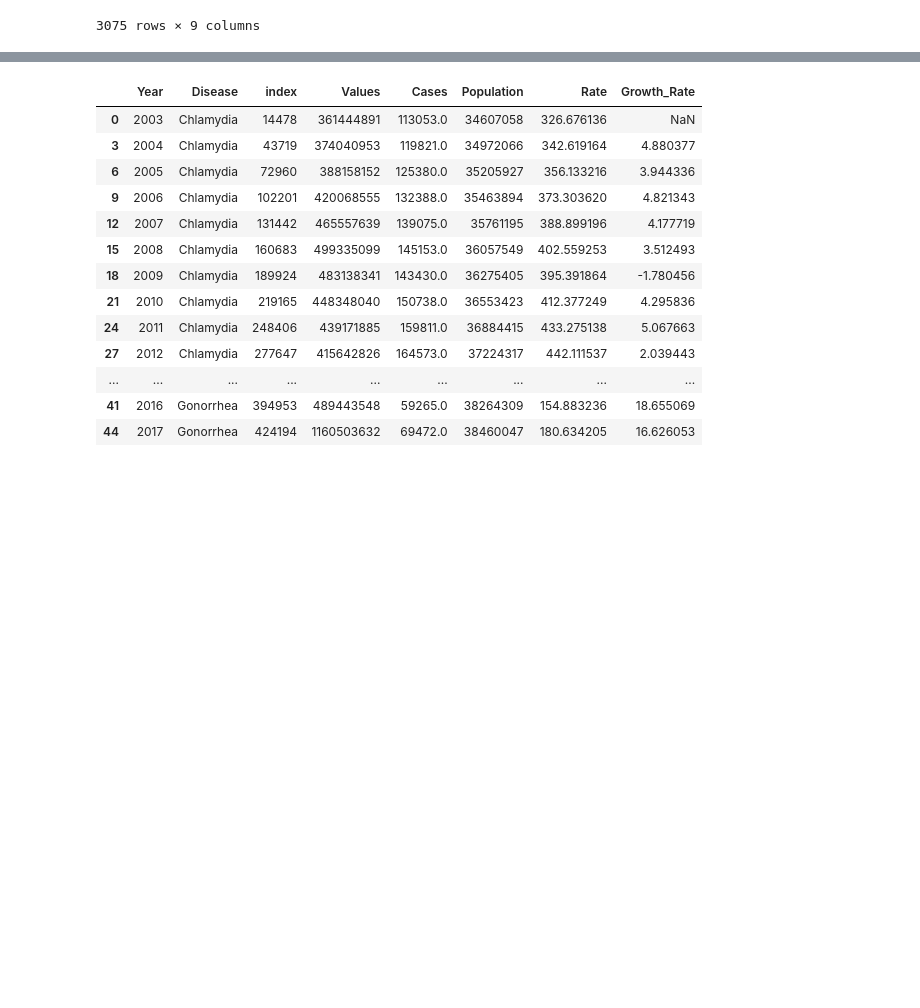
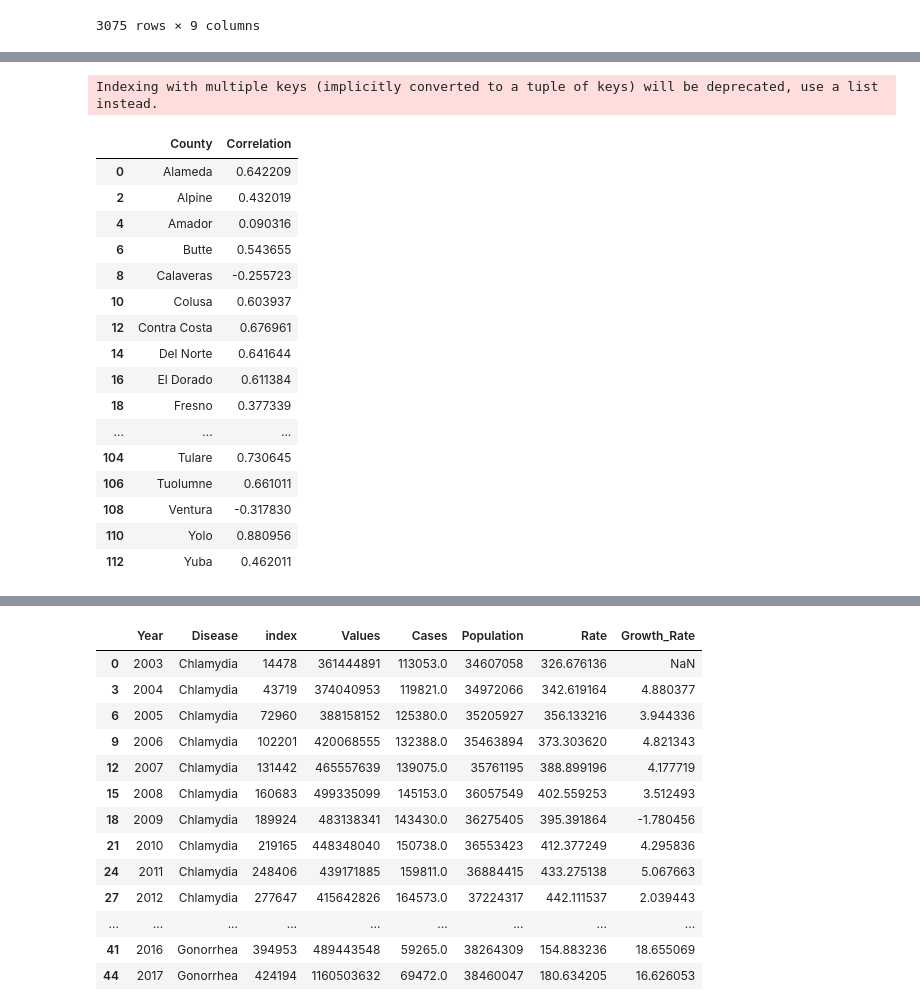
Before and after one commit to isaacchammah/python_project, a Jupyter notebook: sti_california.ipynb, the cells around one changed output, grey strips where cells are left out. Cells and saved outputs as stored; diff of their text form; code cells hidden in the pictures; blank space fills up the shorter version.

```diff
--- a/sti_california.ipynb
+++ b/sti_california.ipynb
@@ -143,0 +146,33 @@ The default value of numeric_only in DataFrameGroupBy.sum is deprecated. In a fu
+# %%
+# Chlamydia - correlation between Rate and Values invested in education
+dfc = df_totals[df_totals['Disease'].str.contains('Chlamydia',case=False) ].reset_index()
+# Assuming you have a DataFrame 'df3' with 'County', 'Values', and 'Rate' columns
+
+# Calculate correlations
+correlation_dfc = dfc.groupby('County')['Values', 'Rate'].corr().reset_index()
+correlation_dfc = correlation_dfc[correlation_dfc['level_1'] == 'Values'][['County', 'Rate']]
+
+# Rename columns
+correlation_dfc.columns = ['County', 'Correlation']
+
+# Print the resulting table
+correlation_dfc
+# %% [output]
+Indexing with multiple keys (implicitly converted to a tuple of keys) will be deprecated, use a list instead.
+|  | County | Correlation |
+| 0 | Alameda | 0.642209 |
+| 2 | Alpine | 0.432019 |
+| 4 | Amador | 0.090316 |
+| 6 | Butte | 0.543655 |
+| 8 | Calaveras | -0.255723 |
+| 10 | Colusa | 0.603937 |
+| 12 | Contra Costa | 0.676961 |
+| 14 | Del Norte | 0.641644 |
+| 16 | El Dorado | 0.611384 |
+| 18 | Fresno | 0.377339 |
+| ... | ... | ... |
+| 104 | Tulare | 0.730645 |
+| 106 | Tuolumne | 0.661011 |
+| 108 | Ventura | -0.317830 |
+| 110 | Yolo | 0.880956 |
+| 112 | Yuba | 0.462011 |
```
Also changed, not shown: parts of 15 cells of this notebook.
